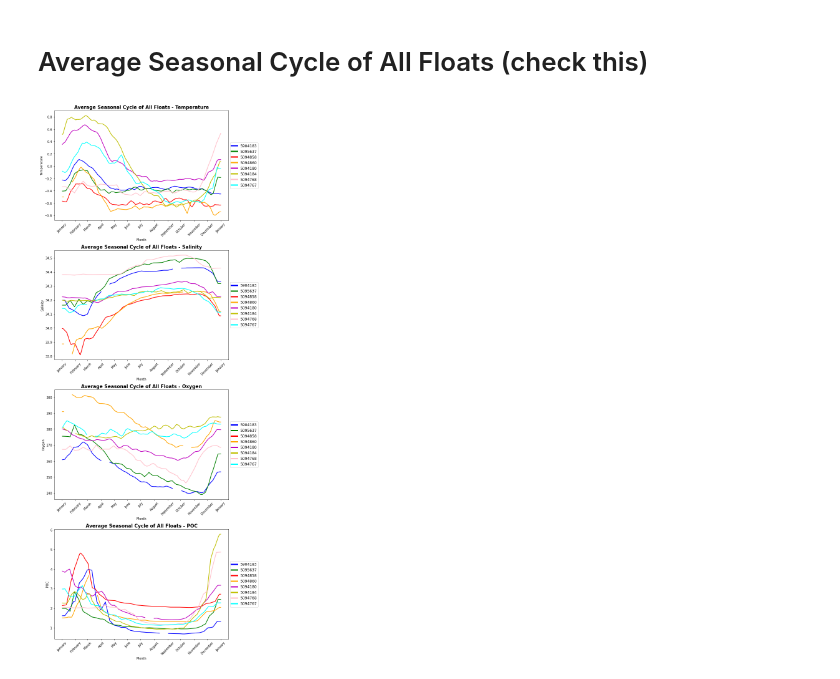
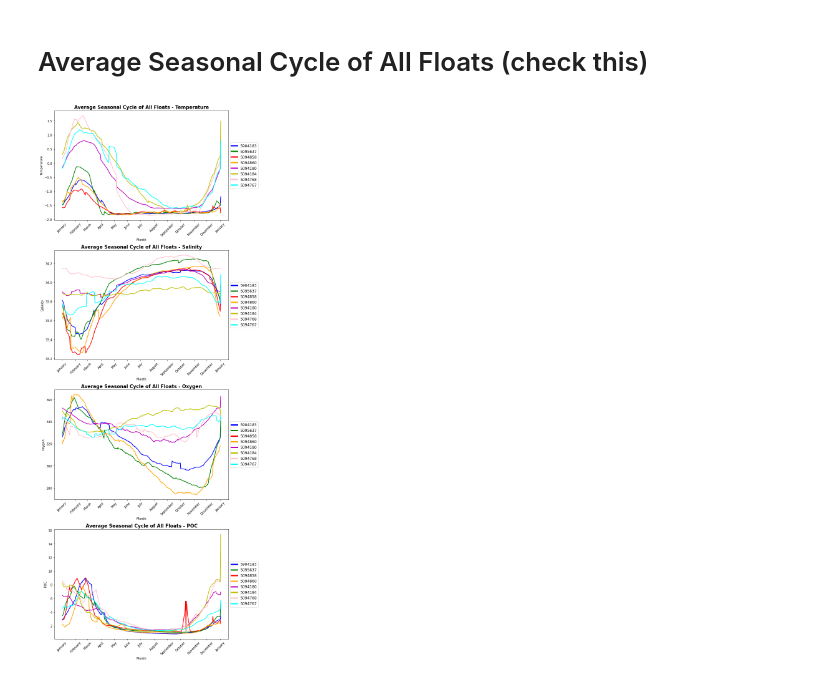
Before and after one commit to ch-alina/hmei, a Jupyter notebook: notebooks/float.ipynb, the cells around one changed output. Cells and saved outputs as stored; diff of their text form; code cells hidden in the pictures.

Commit message:
additional figures

```diff
--- a/notebooks/float.ipynb
+++ b/notebooks/float.ipynb
@@ -407,7 +461,7 @@ temp = temperature
 temp, salinity, nitrate, oxygen, chl_a, POC = set_float_var(data)
 variables = [temp, salinity, oxygen, chl_a, POC]
 varNames = ['Temperature', 'Salinity', 'Oxygen', 'Chlorophyll a', 'POC']
-mld, imld, thickn = get_mld_rho(data)
+mld, imld, thickn = get_mld_rho(data, False)
 
 def plot_avg_var(variables, varNames):
     fig = plt.figure(figsize=(10, 20))
@@ -416,14 +470,13 @@ def plot_avg_var(variables, varNames):
 
         var = np.flip(variables[ii], 0)
         var[var==0] = np.nan
-
+        print(var.shape)
         avg_var = np.empty((1,np.size(var, 1))).flatten()
 
         for i in range(len(imld)):
             #avg_temp[i] = np.nanmean(temp[0:int(imld[i]),i])
             avg_var[i] = np.nansum(var[0:int(imld[i]),i]*thickn[0:int(imld[i]),i])/np.nansum(thickn[0:int(imld[i]),i])
         avg_var[avg_var==0] = np.nan
-
         dayofyear = data.JULD.dt.dayofyear
         dates = data.JULD.values
         dates = pd.to_datetime(dates).year
@@ -466,7 +524,10 @@ yrs = range(2014, 2021)
 var_functions = [set_temp_var, set_salinity_var, set_oxygen_var, set_POC_var]
 variables = [temp, salinity, oxygen, POC]
 varNames = ['Temperature', 'Salinity', 'Oxygen', 'POC']
+floats = [f_4183, f_5637, f_4858, f_4860, f_4180, f_4184, f_4768, f_4767]
+
 clrs=['b','g','r','orange','m','y', 'pink', 'cyan'];
+var_ylims = [[-2,4], [32.6,34.5], [260, 410], [0,23]]
 
 import warnings
 warnings.filterwarnings('ignore')
@@ -477,8 +538,7 @@ for var in range(len(var_functions)):
         for fl in range(len(floats)):
             #can make to 2 loops
             variable = var_functions[var](floats[fl])
-
-            mld, imld, thickn = get_mld_rho(floats[fl])
+            mld, imld, thickn = get_mld_rho(floats[fl], False)
 
             variable = np.flip(variable, 0)
             variable[variable==0] = np.nan
@@ -506,6 +566,7 @@ for var in range(len(var_functions)):
         leg_texts = leg.get_texts()
         ax.set_xlabel('Month')
         ax.set_ylabel(str(varNames[var]))
+        ax.set_ylim(var_ylims[var])
 
         plt.setp(leg_lines, linewidth=4)
         plt.setp(leg_texts, fontsize='large')
@@ -540,7 +601,7 @@ float_names2 = ['5904183', '5095637', '5094858', '5094860', '5094180', '5094184'
 
 for fl in range(len(floats2)):
 
-    mld, imld, thickn = get_mld_rho(floats2[fl])
+    mld, imld, thickn = get_mld_rho(floats2[fl], False)
     dates = floats2[fl].JULD.values
     #dates = pd.to_datetime(dates).year
 
@@ -582,84 +643,91 @@ ax.imshow(under_ice, aspect='auto', cmap=plt.cm.gray, interpolation='nearest')
 # %% [markdown]
 # Average Seasonal Cycle of All Floats (check this)
 # %%
+from scipy.interpolate import interp1d
+
 fig = plt.figure(figsize=(10,25))
 yrs = range(2014, 2021)
 var_functions = [set_temp_var, set_salinity_var, set_oxygen_var, set_POC_var]
 variables = [temp, salinity, oxygen, POC]
 varNames = ['Temperature', 'Salinity', 'Oxygen', 'POC']
 clrs=['b','g','r','orange','m','y', 'pink', 'cyan'];
+
 for var in range(len(var_functions)):
     ax = fig.add_subplot(4,1,var + 1)
 
     for fl in range(len(floats)):
         variable = var_functions[var](floats[fl])
+        variable = interp_var(variable, floats[fl])
+
         #all_days = np.empty((1, 365))
         #all_days[:] = np.NaN
-        all_days = np.arange(1,366)
+        all_days = np.arange(1,367)
         #all_days = all_days.flatten()
 
         #avg_all_floats = np.empty((1, 365))
-        avg_all_floats = np.zeros(365)
+        avg_all_floats = np.zeros(366)
         #avg_all_floats = avg_all_floats.flatten()
-        count_years = np.zeros(365)
+        count_years = np.zeros(366)
 
-        dayofyear = floats[fl].JULD.dt.dayofyear
-        dates = floats[fl].JULD.values
+        time = floats[fl].JULD.transpose().values
+        times = np.arange(min(time), max(time)+ np.timedelta64(1,'D'), np.timedelta64(1, 'D'), dtype='datetime64[D]')
+        times_xr = xr.DataArray(times)
+        dayofyear = times_xr.dt.dayofyear
+        dates = times
+
         dates = pd.to_datetime(dates).year
         yrs = range(min(dates), max(dates)+1)
-        #print(yrs)
+
+        mld, imld, thickn = get_mld_rho(floats[fl], True)
+        variable = np.flip(variable, 0)
+        variable[variable==0] = np.nan
+
+        avg_var = np.empty((1,np.size(variable, 1))).flatten()
+        for i in range(len(imld)):
+                #avg_temp[i] = np.nanmean(temp[0:int(imld[i]),i])
+            avg_var[i] = np.nansum(variable[0:int(imld[i]),i]*thickn[0:int(imld[i]),i])/np.nansum(thickn[0:int(imld[i]),i])
+        #avg_var[avg_var==0] = np.nan
         for ii in range(len(yrs)):
             in_year = dayofyear.values[dates==yrs[ii]]
-            mld, imld, thickn = get_mld_rho(floats[fl])
-
-            variable = np.flip(variable, 0)
-            variable[variable==0] = np.nan
-            avg_var = np.empty((1,np.size(variable, 1))).flatten()
-            for i in range(len(imld)):
-                #avg_temp[i] = np.nanmean(temp[0:int(imld[i]),i])
-                avg_var[i] = np.nansum(variable[0:int(imld[i]),i]*thickn[0:int(imld[i]),i])/np.nansum(thickn[0:int(imld[i]),i])
-            avg_var[avg_var==0] = np.nan
-
             avg_var_in_year = avg_var[dates==yrs[ii]]
-            interp_avg_var_in_year = np.interp(all_days, in_year, avg_var_in_year)
-
-            for num in range(len(all_days)):
-                avg_all_floats[num] += interp_avg_var_in_year[num]
-                #if not (interp_avg_var_in_year[num]==0) :
+            #interp_avg_var_in_year = np.interp(all_days, in_year, avg_var_in_year)
+            for num in range(len(avg_var_in_year)):
+                avg_all_floats[in_year[num]-1] += avg_var_in_year[num]
+                if not (avg_var_in_year[num]==0) :
             #       all_days[in_year[num]-1] = in_year[num]-1
-            #        count_years[in_year[num]-1] =  count_years[in_year[num]-1] + 1
+                    count_years[in_year[num]-1] =  count_years[in_year[num]-1] + 1
             #print(all_days)
             #print(count_years)
         for day in range(len(avg_all_floats)):
             #if count_years[day] > 0:
-                avg_all_floats[day] = avg_all_floats[day]/len(yrs)
+            avg_all_floats[day] = avg_all_floats[day]/count_years[day]
         #mask = avg_all_floats==0
         #print(all_days)
         #print(avg_all_floats)
         nan_array = np.isnan(all_days)
         not_nan_array = ~ nan_array
         avg_all_floats = avg_all_floats[not_nan_array]
         all_days = all_days[not_nan_array]
         #print(all_days)
         #print(avg_all_floats)
         plt.plot(all_days, avg_all_floats, label = float_names[fl], color = clrs[fl], linewidth=2)
 
     date_form = DateFormatter("%B") # %m for month number
     ax.xaxis.set_major_formatter(date_form)
     ax.xaxis.set_major_locator(mdates.MonthLocator(interval=1))
     leg = ax.legend(loc='center left', bbox_to_anchor=(1, 0.5))
     handles, labels = ax.get_legend_handles_labels()
     leg_lines = leg.get_lines()
     leg_texts = leg.get_texts()
     ax.set_xlabel('Month')
     ax.set_ylabel(str(varNames[var]))
 
     plt.setp(leg_lines, linewidth=4)
     plt.setp(leg_texts, fontsize='large')
     plt.xticks(rotation = 45) # Rotates X-Axis Ticks by 45-degrees
     plt.title('Average Seasonal Cycle of All Floats - ' + str(varNames[var]), fontweight='bold', fontsize='15')
     fig.tight_layout()
 
 #fig.savefig('/home/ac63/projects/hmei/figures/AllFloats_Average_Seasonal_Cycle')
 # %% [output]
-[figure, old version]
+[figure, new version]
```
Also changed, not shown: parts of 12 cells of this notebook, 3 other files.
